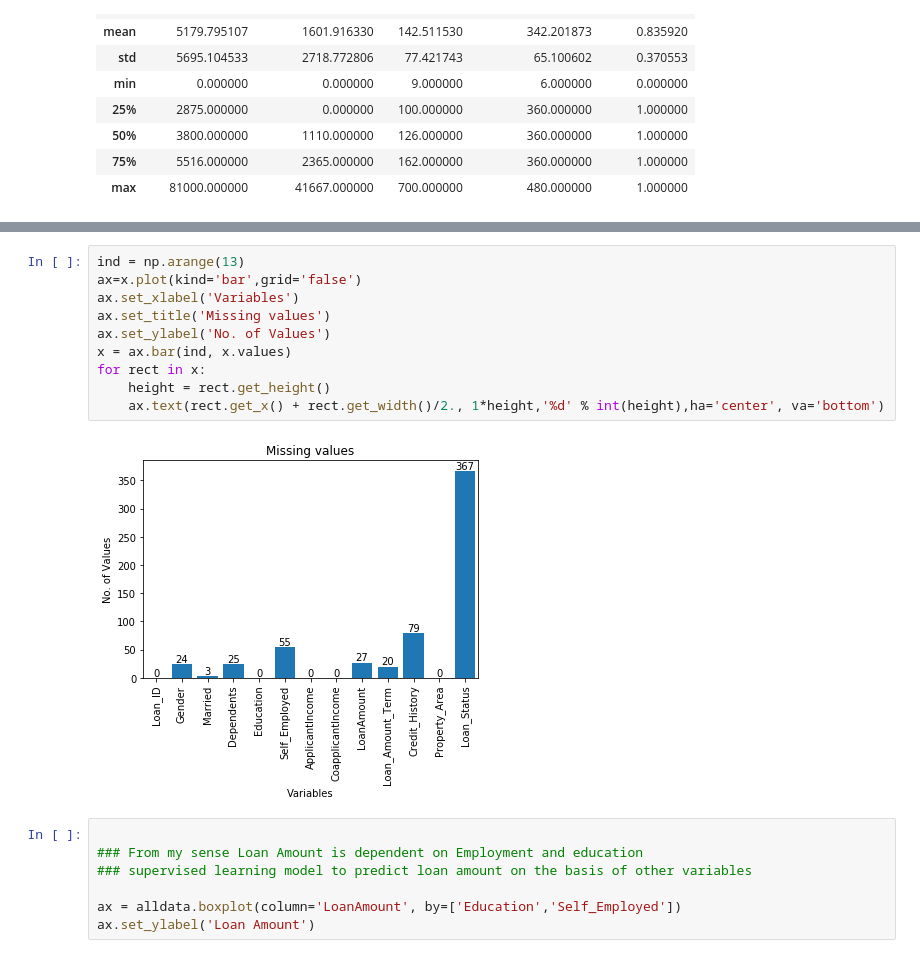
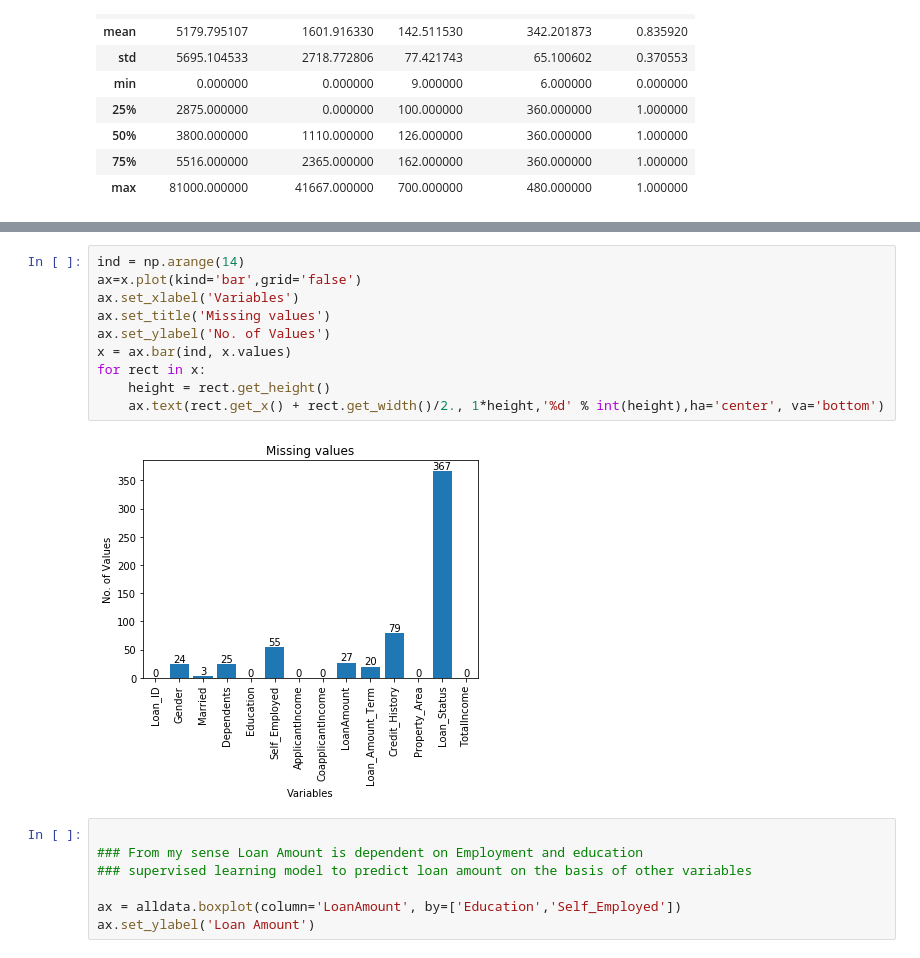
Before and after one commit to Decoder-Paul/Data-Analytics, a Jupyter notebook: AllDataLoanPrediction.ipynb, the cells around one changed output, grey strips where cells are left out. Cells and saved outputs as stored; diff of their text form.

```diff
--- a/AllDataLoanPrediction.ipynb
+++ b/AllDataLoanPrediction.ipynb
@@ -46,16 +51,16 @@ Loan_Status          367
 dtype: int64
 # %%
-ind = np.arange(13)
+ind = np.arange(14)
 ax=x.plot(kind='bar',grid='false')
 ax.set_xlabel('Variables')
 ax.set_title('Missing values')
 ax.set_ylabel('No. of Values')
 x = ax.bar(ind, x.values)
 for rect in x:
     height = rect.get_height()
     ax.text(rect.get_x() + rect.get_width()/2., 1*height,'%d' % int(height),ha='center', va='bottom')
 # %% [output]
-[figure, old version]
+[figure, new version]
 # %%
 
 ### From my sense Loan Amount is dependent on Employment and education
```
Also changed, not shown: parts of 48 cells of this notebook.
